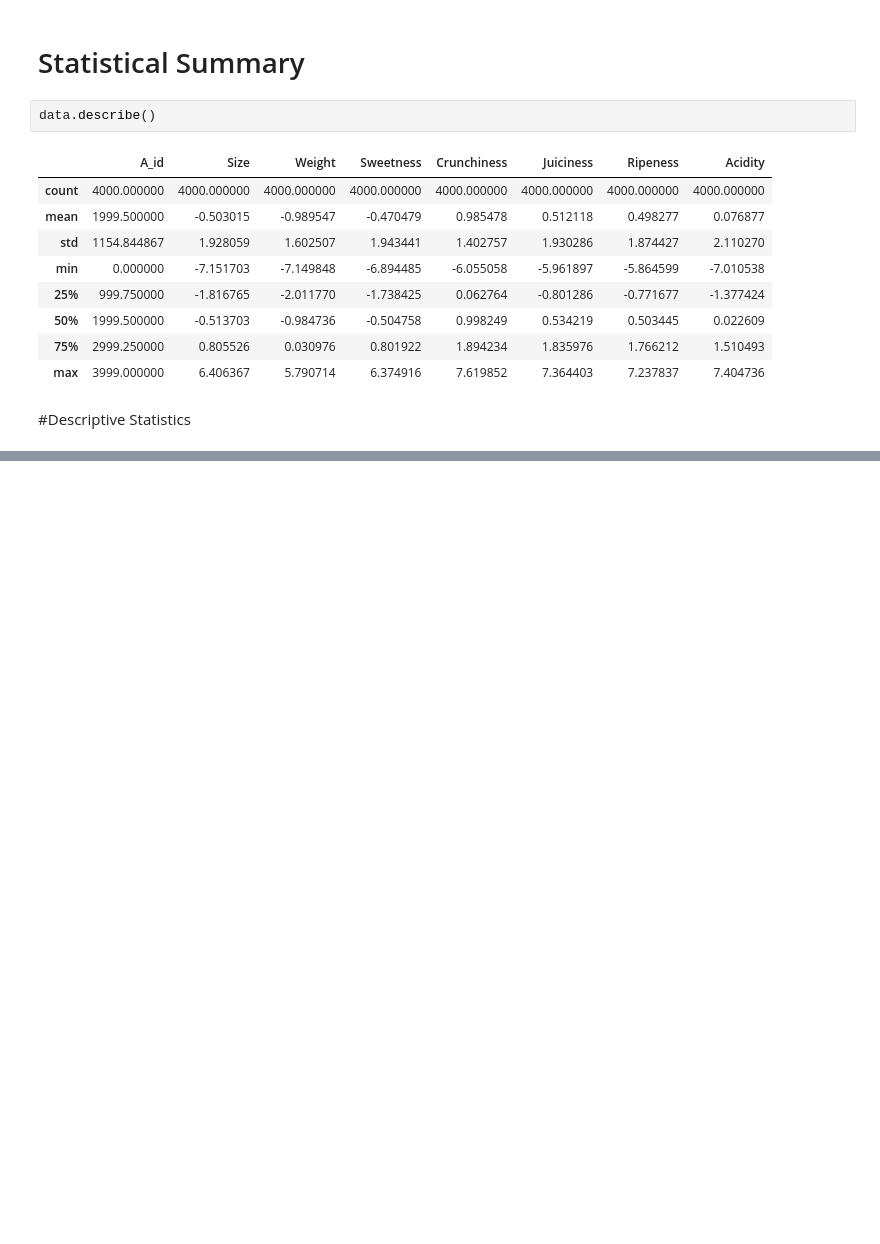
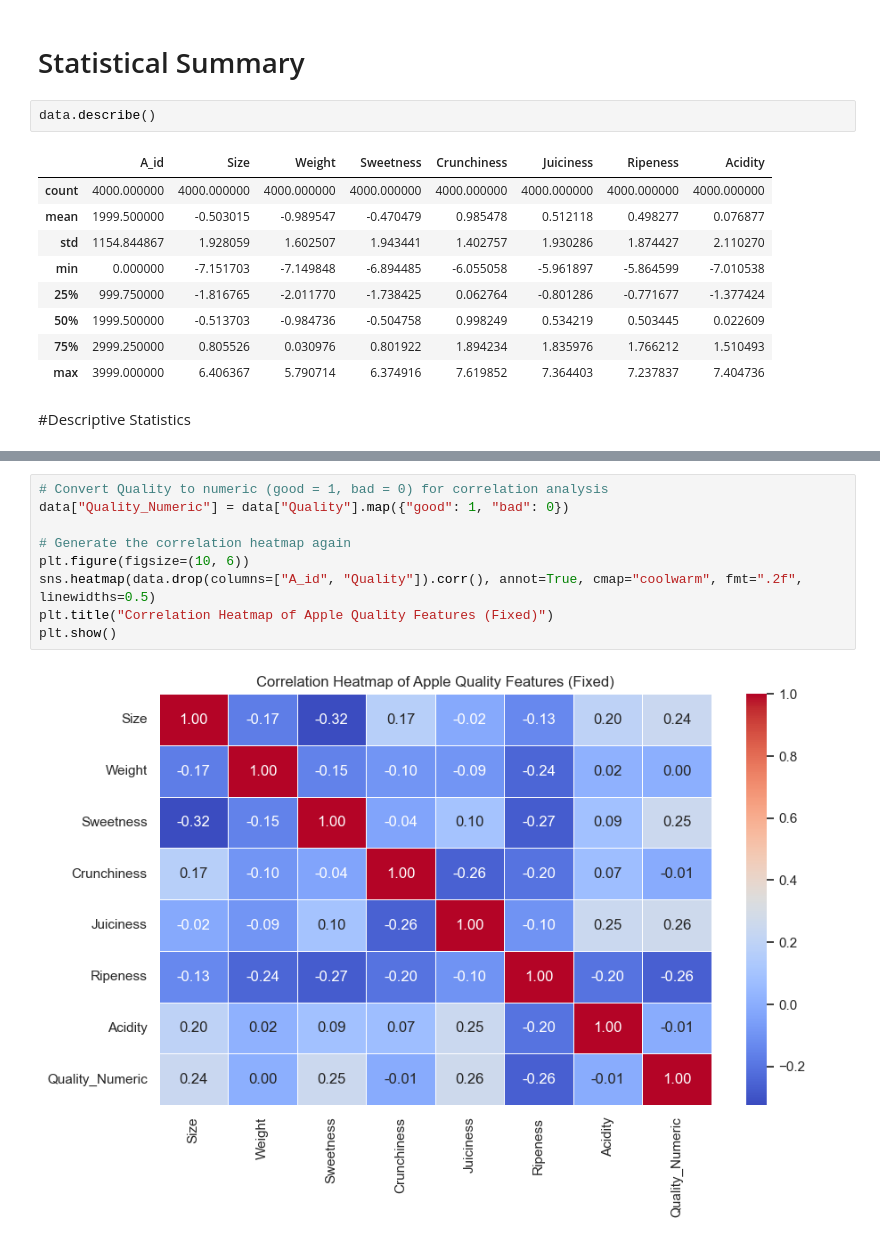
Before and after one commit to albertokabore/Albert_Statistics, a Jupyter notebook: Descriptive.ipynb, the cells around one changed output, grey strips where cells are left out. Saved outputs shown, nothing was run; the diff lists cells and outputs as text; blank space fills up the shorter version.

```diff
--- a/Descriptive.ipynb
+++ b/Descriptive.ipynb
@@ -125,3 +201,14 @@ ds
+# %%
+# Convert Quality to numeric (good = 1, bad = 0) for correlation analysis
+data["Quality_Numeric"] = data["Quality"].map({"good": 1, "bad": 0})
+
+# Generate the correlation heatmap again
+plt.figure(figsize=(10, 6))
+sns.heatmap(data.drop(columns=["A_id", "Quality"]).corr(), annot=True, cmap="coolwarm", fmt=".2f", linewidths=0.5)
+plt.title("Correlation Heatmap of Apple Quality Features (Fixed)")
+plt.show()
+# %% [output]
+[figure, added]
 # %%
 #Frequency Distribution of the Categorical Column
 
```
Also changed, not shown: parts of 14 cells of this notebook.
